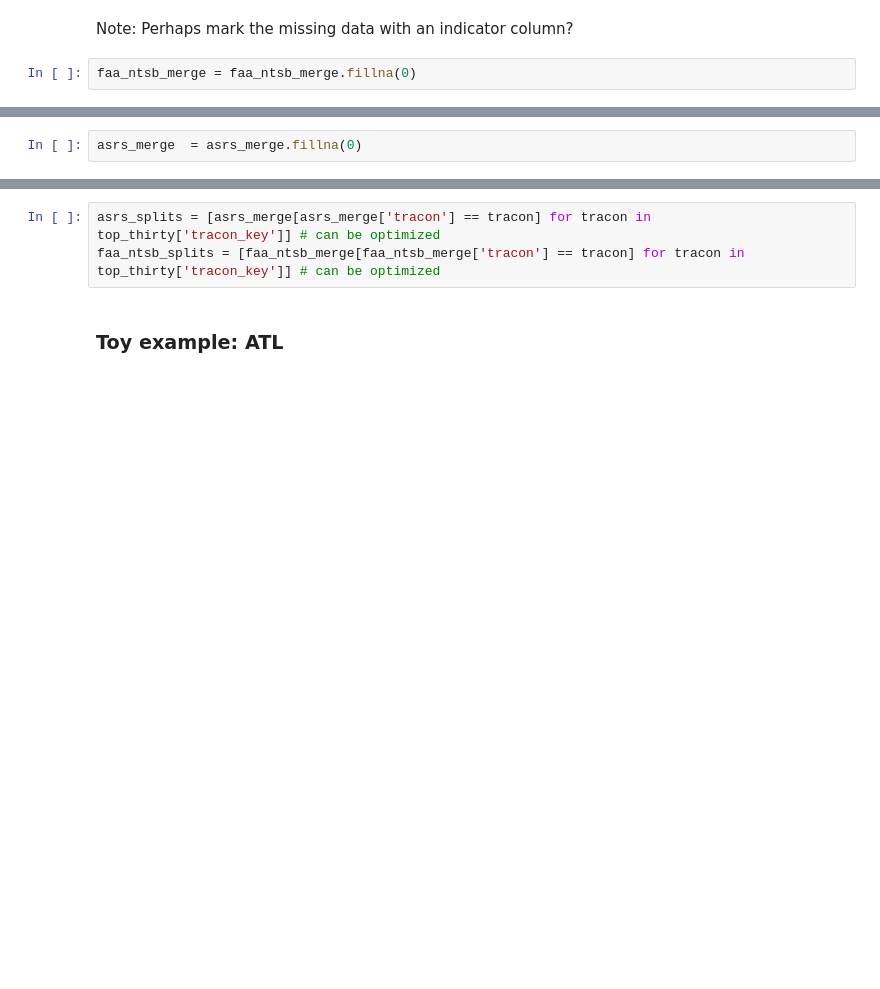
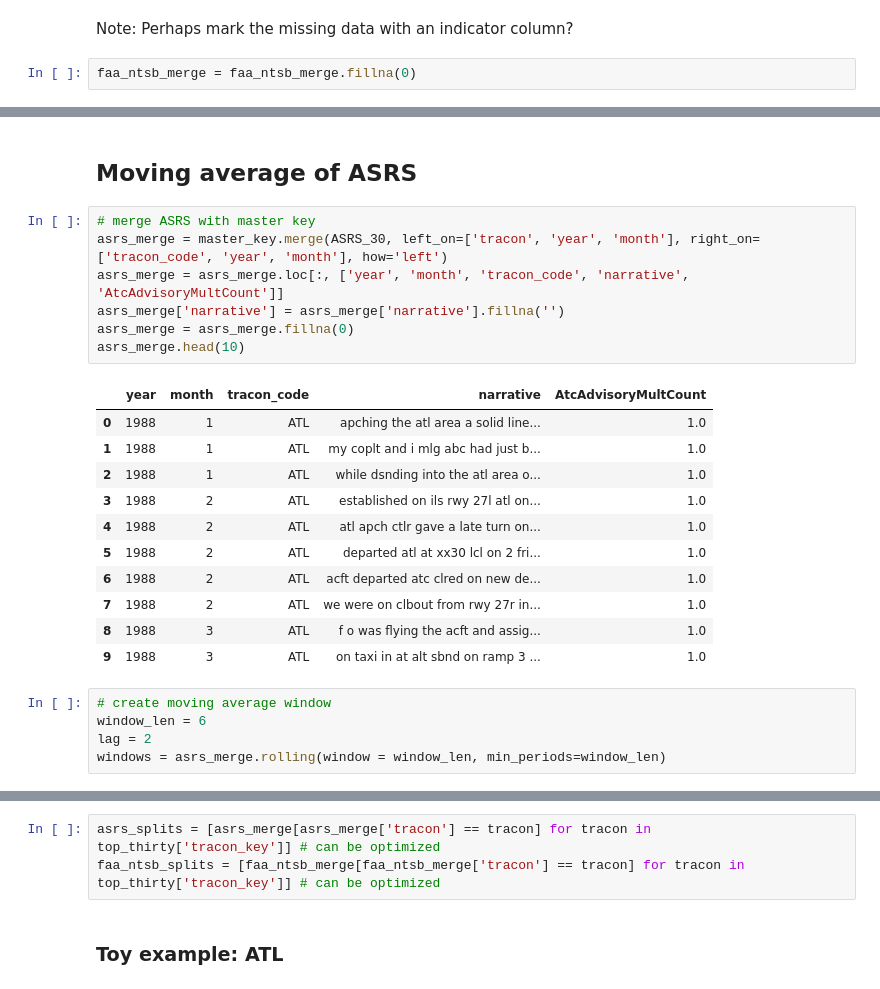
Before and after one commit to Oskilab/aviation_integrated, a Jupyter notebook: asrs_analysis/count.ipynb, the cells around one changed output, grey strips where cells are left out. Cells and saved outputs as stored; diff of their text form; blank space fills up the shorter version.

```diff
--- a/asrs_analysis/count.ipynb
+++ b/asrs_analysis/count.ipynb
@@ -316,2 +217,26 @@ asrs_merge
-# %%
-asrs_merge  = asrs_merge.fillna(0)
+# %% [markdown]
+## Moving average of ASRS
+# %%
+# merge ASRS with master key
+asrs_merge = master_key.merge(ASRS_30, left_on=['tracon', 'year', 'month'], right_on=['tracon_code', 'year', 'month'], how='left')
+asrs_merge = asrs_merge.loc[:, ['year', 'month', 'tracon_code', 'narrative', 'AtcAdvisoryMultCount']]
+asrs_merge['narrative'] = asrs_merge['narrative'].fillna('')
+asrs_merge = asrs_merge.fillna(0)
+asrs_merge.head(10)
+# %% [output]
+|  | year | month | tracon_code | narrative | AtcAdvisoryMultCount |
+| 0 | 1988 | 1 | ATL | apching the atl area a solid line... | 1.0 |
+| 1 | 1988 | 1 | ATL | my coplt and i mlg abc had just b... | 1.0 |
+| 2 | 1988 | 1 | ATL | while dsnding into the atl area o... | 1.0 |
+| 3 | 1988 | 2 | ATL | established on ils rwy 27l atl on... | 1.0 |
+| 4 | 1988 | 2 | ATL | atl apch ctlr gave a late turn on... | 1.0 |
+| 5 | 1988 | 2 | ATL | departed atl at xx30 lcl on 2 fri... | 1.0 |
+| 6 | 1988 | 2 | ATL | acft departed atc clred on new de... | 1.0 |
+| 7 | 1988 | 2 | ATL | we were on clbout from rwy 27r in... | 1.0 |
+| 8 | 1988 | 3 | ATL | f o was flying the acft and assig... | 1.0 |
+| 9 | 1988 | 3 | ATL | on taxi in at alt sbnd on ramp 3 ... | 1.0 |
+# %%
+# create moving average window
+window_len = 6
+lag = 2
+windows = asrs_merge.rolling(window = window_len, min_periods=window_len)
```
Also changed, not shown: parts of 29 cells of this notebook.
